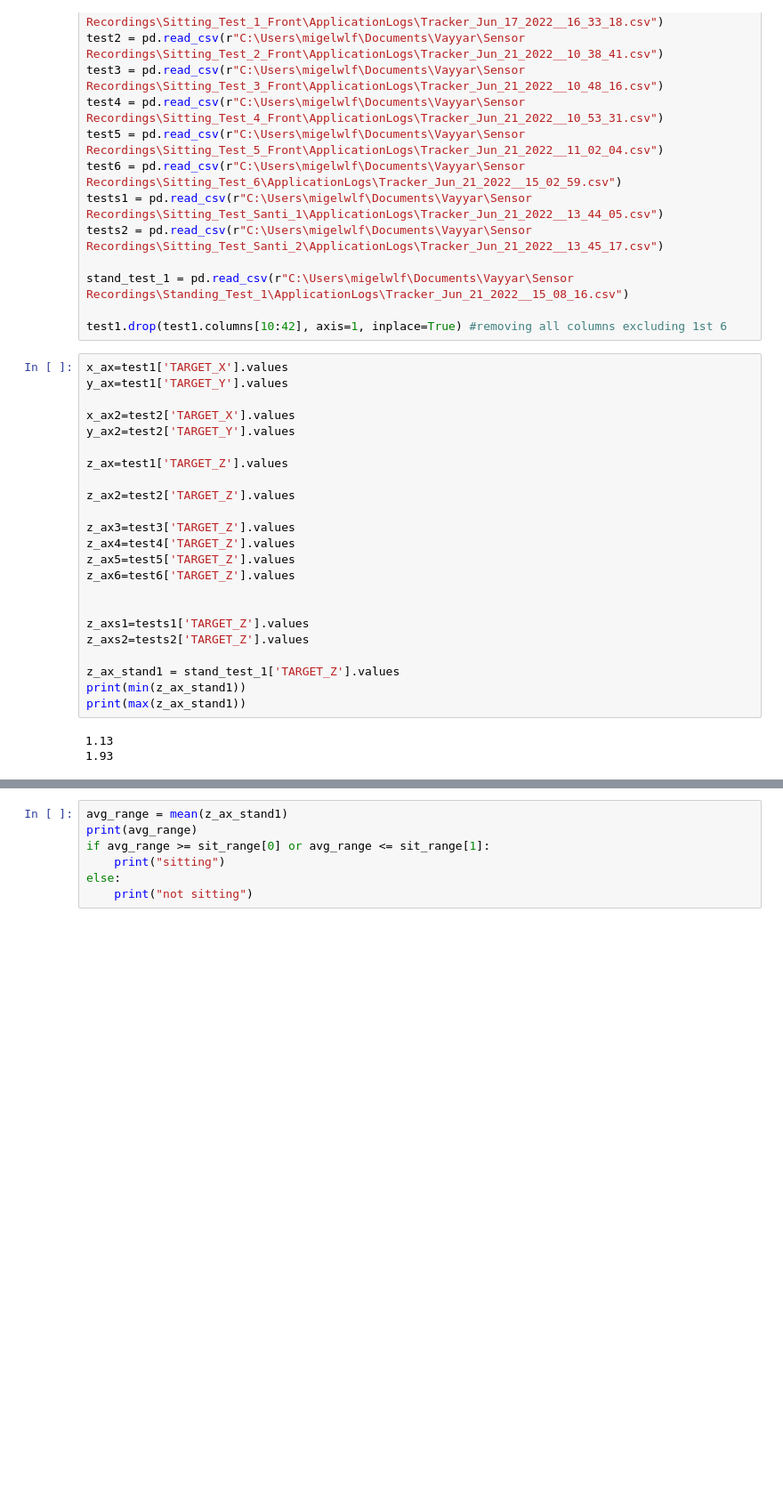
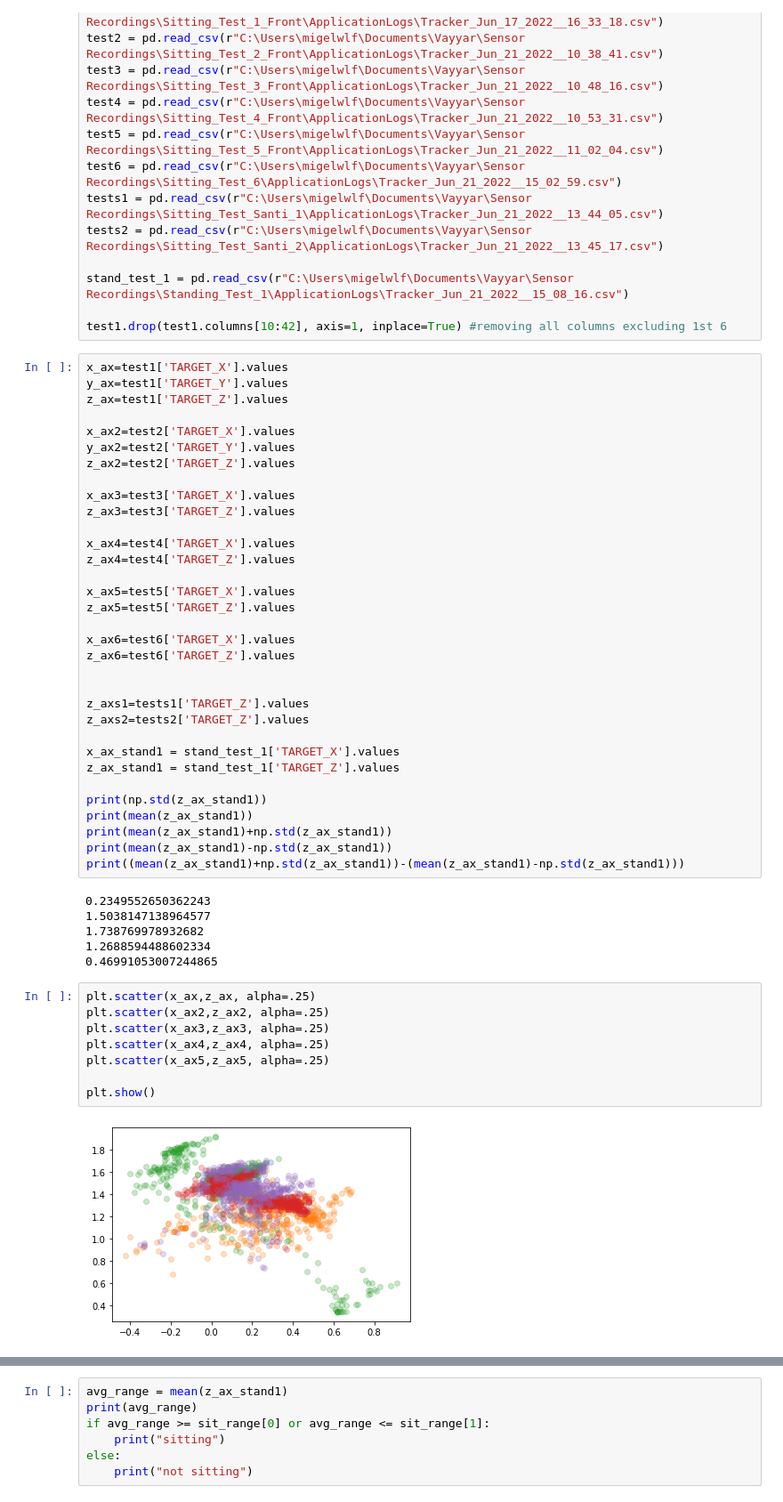
Before and after one commit to migelobo/Amzn_Internship_Vayyar_Sensing, a Jupyter notebook: Algorithm/main.ipynb, the cells around one changed output, grey strips where cells are left out. Shown at 89% size. Drawn from its saved outputs; the diff is of its cells as text; blank space fills up the shorter version.

```diff
--- a/Algorithm/main.ipynb
+++ b/Algorithm/main.ipynb
@@ -25,26 +22,49 @@ test1.drop(test1.columns[10:42], axis=1, inplace=True) #removing all columns exc
 # %%
 x_ax=test1['TARGET_X'].values
 y_ax=test1['TARGET_Y'].values
+z_ax=test1['TARGET_Z'].values
 
 x_ax2=test2['TARGET_X'].values
 y_ax2=test2['TARGET_Y'].values
-
-z_ax=test1['TARGET_Z'].values
-
 z_ax2=test2['TARGET_Z'].values
 
+x_ax3=test3['TARGET_X'].values
 z_ax3=test3['TARGET_Z'].values
+
+x_ax4=test4['TARGET_X'].values
 z_ax4=test4['TARGET_Z'].values
+
+x_ax5=test5['TARGET_X'].values
 z_ax5=test5['TARGET_Z'].values
+
+x_ax6=test6['TARGET_X'].values
 z_ax6=test6['TARGET_Z'].values
 
 
 z_axs1=tests1['TARGET_Z'].values
 z_axs2=tests2['TARGET_Z'].values
 
+x_ax_stand1 = stand_test_1['TARGET_X'].values
 z_ax_stand1 = stand_test_1['TARGET_Z'].values
-print(min(z_ax_stand1))
-print(max(z_ax_stand1))
+
+print(np.std(z_ax_stand1))
+print(mean(z_ax_stand1))
+print(mean(z_ax_stand1)+np.std(z_ax_stand1))
+print(mean(z_ax_stand1)-np.std(z_ax_stand1))
+print((mean(z_ax_stand1)+np.std(z_ax_stand1))-(mean(z_ax_stand1)-np.std(z_ax_stand1)))
 # %% [output]
-1.13
-1.93
+0.2349552650362243
+1.5038147138964577
+1.738769978932682
+1.2688594488602334
+0.46991053007244865
+# %%
+plt.scatter(x_ax,z_ax, alpha=.25)
+plt.scatter(x_ax2,z_ax2, alpha=.25)
+plt.scatter(x_ax3,z_ax3, alpha=.25)
+plt.scatter(x_ax4,z_ax4, alpha=.25)
+plt.scatter(x_ax5,z_ax5, alpha=.25)
+
+plt.show()
+# %% [output]
+[figure, added]
```
Also changed, not shown: parts of 3 cells of this notebook.
